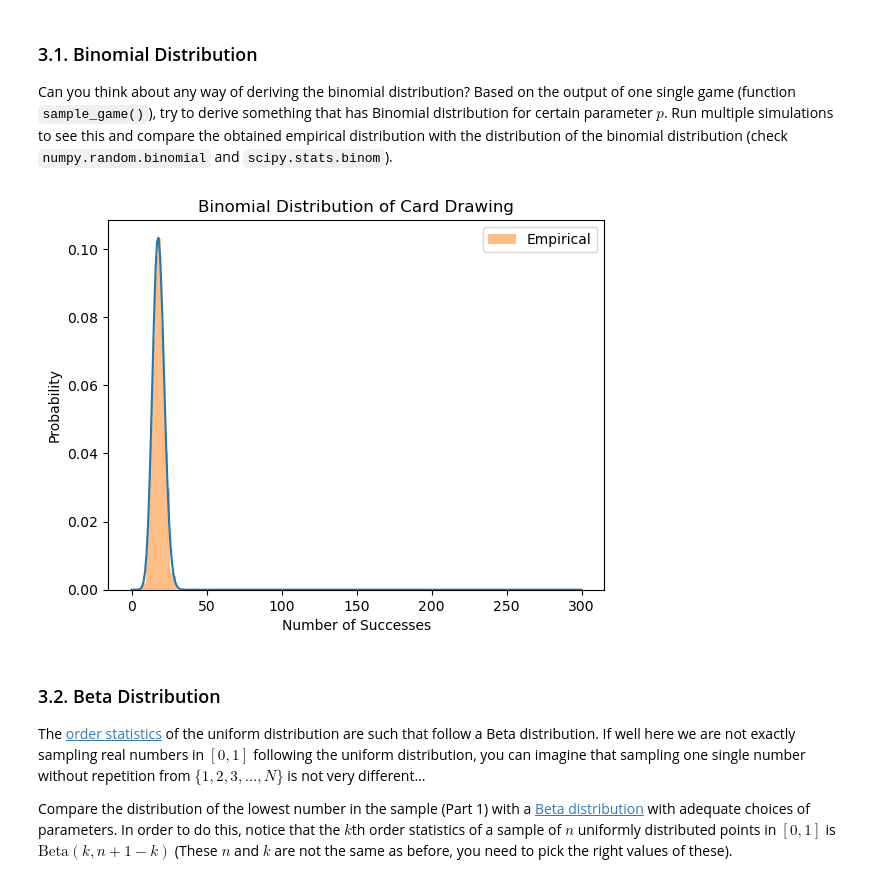
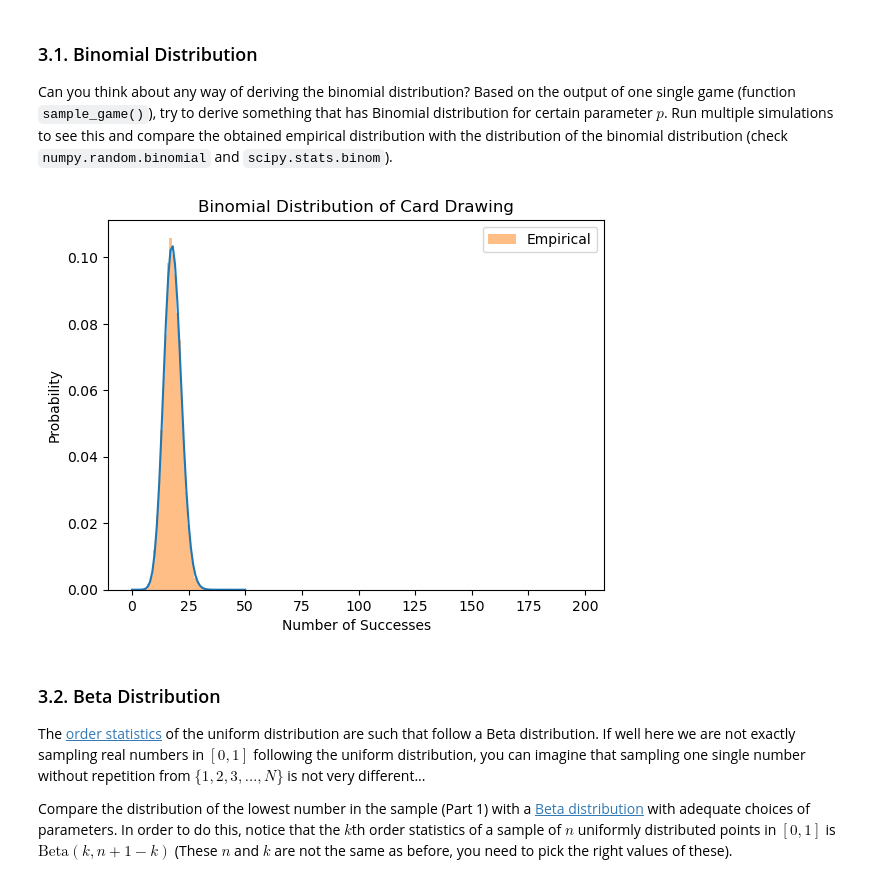
Before and after one commit to UCB-stat-201a-fall23/projectno1-themind-PhudishTam, a Jupyter notebook: Project01-TheMind.ipynb, the cells around one changed output. Saved outputs shown, nothing was run; the diff lists cells and outputs as text; code cells hidden in the pictures.

```diff
--- a/Project01-TheMind.ipynb
+++ b/Project01-TheMind.ipynb
@@ -95,7 +95,7 @@ def largest_distance(N,n,k):
     sort_flatten_cards = np.sort(cards.flatten())
     return(np.max(np.diff(sort_flatten_cards)))
 # %%
-number_time = 1000
+number_time = 100000
 value = []
 for i in range(number_time):
     value.append(largest_distance(N,n,k))
@@ -149,7 +149,7 @@ How does these compare? Run simulations for different choices of the number of c
 Compute the mean of the two distributions. When this difference is larger? How does this depends of the total number of players `n`?
 # %%
 # To Do cell
-iterations = 1000
+iterations = 10000
 N_new = 300
 n = 6
 k = 3
@@ -212,21 +211,21 @@ N = 100
 n = 6
 k = 3
 number_trial = 100
-num_simulations = 1000
+num_simulations = 10000
 # %%
 from scipy.stats import binom
 x = simulate_and_plot(N,n,k,num_simulations,number_trial)
 p = n * k / N
-x_theoretical = np.linspace(0,300, num_simulations).astype(int)
+x_theoretical = np.linspace(0,50, num_simulations).astype(int)
 plt.plot(x_theoretical,binom.pmf(x_theoretical,number_trial,p))
 plt.hist(x, bins=range(0, 200), density=True, alpha=0.5, label='Empirical', align='left')
 plt.title("Binomial Distribution of Card Drawing")
 plt.xlabel("Number of Successes")
 plt.ylabel("Probability")
 plt.legend()
 plt.show()
 # %% [output]
-[figure, old version]
+[figure, new version]
 # %% [markdown]
 ### 3.2. Beta Distribution
 
```
Also changed, not shown: parts of 12 cells of this notebook.
